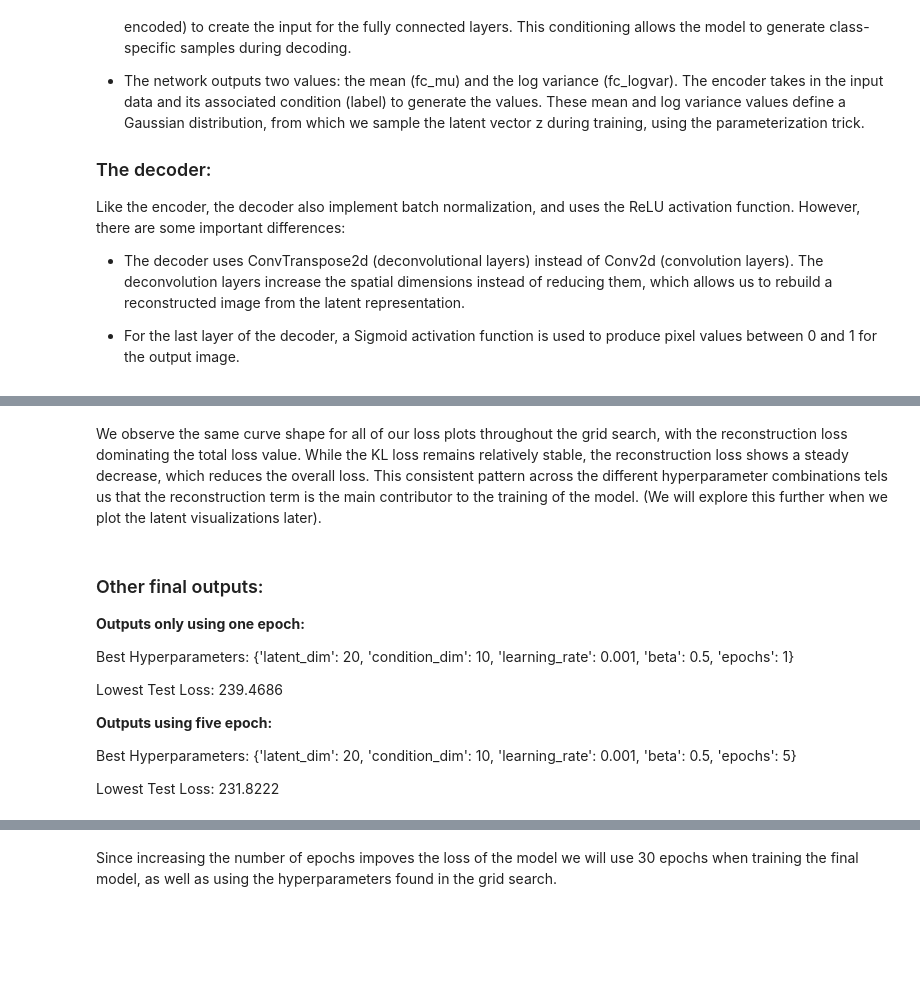
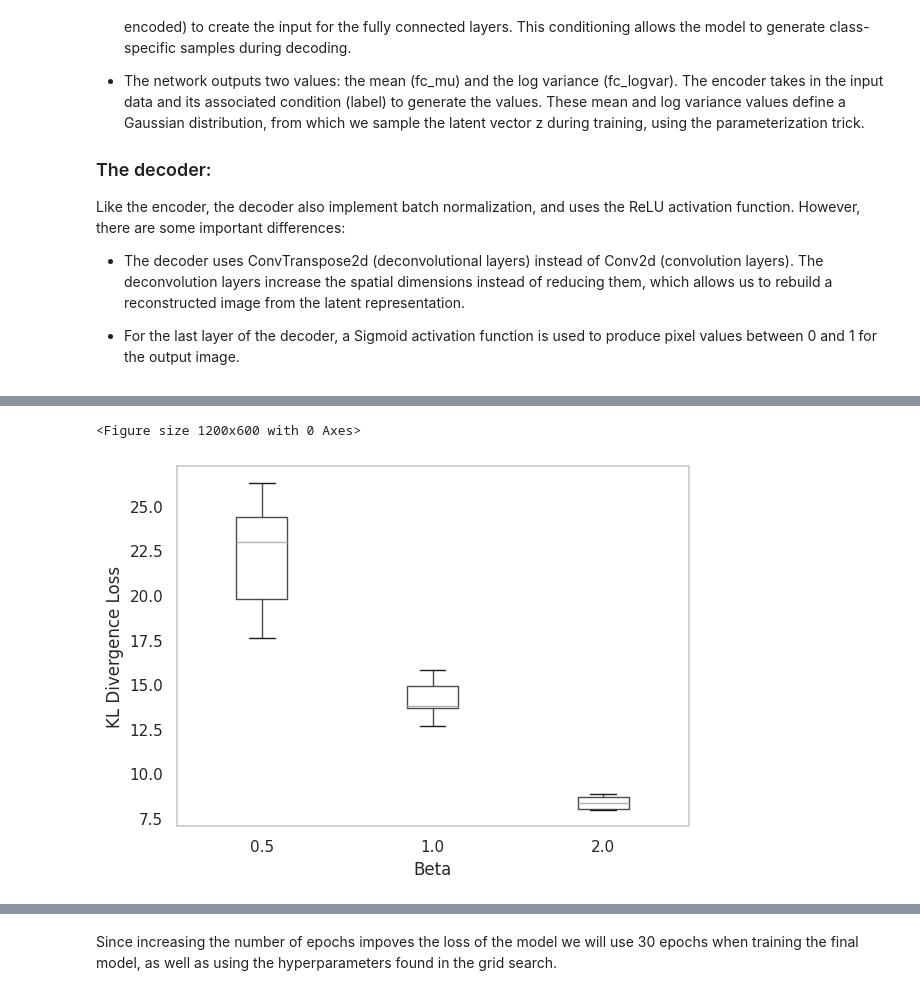
Before and after one commit to VildeOpdal/HDDL_miniprojet, a Jupyter notebook: Mini Projet 2/miniprojet2_HDDL (6).ipynb, the cells around one changed output, grey strips where cells are left out. Drawn from its saved outputs; the diff is of its cells as text; code cells hidden in the pictures; blank space fills up the shorter version.

```diff
--- a/Mini Projet 2/miniprojet2_HDDL (6).ipynb
+++ b/Mini Projet 2/miniprojet2_HDDL (6).ipynb
@@ -480,19 +520,47 @@ Epoch [5/5], Recon Loss: 234.9427, KL Loss: 8.5310, Total Loss: 252.0047
 ... (25 outputs left out)
-# %% [markdown]
-We observe the same curve shape for all of our loss plots throughout the grid search, with the reconstruction loss dominating the total loss value. While the KL loss remains relatively stable, the reconstruction loss shows a steady decrease, which reduces the overall loss. This consistent pattern across the different hyperparameter combinations tels us that the reconstruction term is the main contributor to the training of the model. (We will explore this further when we plot the latent visualizations later).
-# %% [markdown]
-### Other final outputs:
-
-**Outputs only using one epoch:**
-
-Best Hyperparameters: {'latent_dim': 20, 'condition_dim': 10, 'learning_rate': 0.001, 'beta': 0.5, 'epochs': 1}
-
-Lowest Test Loss: 239.4686
-
-
-
-**Outputs using five epoch:**
-
-Best Hyperparameters: {'latent_dim': 20, 'condition_dim': 10, 'learning_rate': 0.001, 'beta': 0.5, 'epochs': 5}
-
-Lowest Test Loss: 231.8222
+# %%
+import os
+import pandas as pd
+
+folder_path = "./results"
+
+data = []
+for file_name in os.listdir(folder_path):
+    if file_name.startswith("training_results") and file_name.endswith(".pkl"):
+        file_path = os.path.join(folder_path, file_name)
+        with open(file_path, "rb") as f:
+            results = pickle.load(f)
+
+        # Extract hyperparameters from the file name
+        file_info = file_name.replace(".pkl", "").split("_")
+        latent_dim = int(file_info[3])
+        learning_rate = float(file_info[5])
+        beta = float(file_info[7])
+
+        # Extract the final loss values
+        final_recon_loss = results["reconstruction_losses"][-1]
+        final_kl_loss = results["kl_losses"][-1]
+        final_total_loss = results["total_losses"][-1]
+
+        data.append({
+            "latent_dim": latent_dim,
+            "learning_rate": learning_rate,
+            "beta": beta,
+            "final_recon_loss": final_recon_loss,
+            "final_kl_loss": final_kl_loss,
+            "final_total_loss": final_total_loss,
+        })
+
+df = pd.DataFrame(data)
+
+# Boxplot for Beta vs. KL Divergence Loss
+plt.figure(figsize=(12, 6))
+df.boxplot(column="final_kl_loss", by="beta", grid=False)
+plt.title("")
+plt.xlabel("Beta")
+plt.ylabel("KL Divergence Loss")
+plt.suptitle("")
+plt.show()
+# %% [output]
+<Figure size 1200x600 with 0 Axes>
+[figure, added]
```
Also changed, not shown: parts of 39 cells of this notebook.
